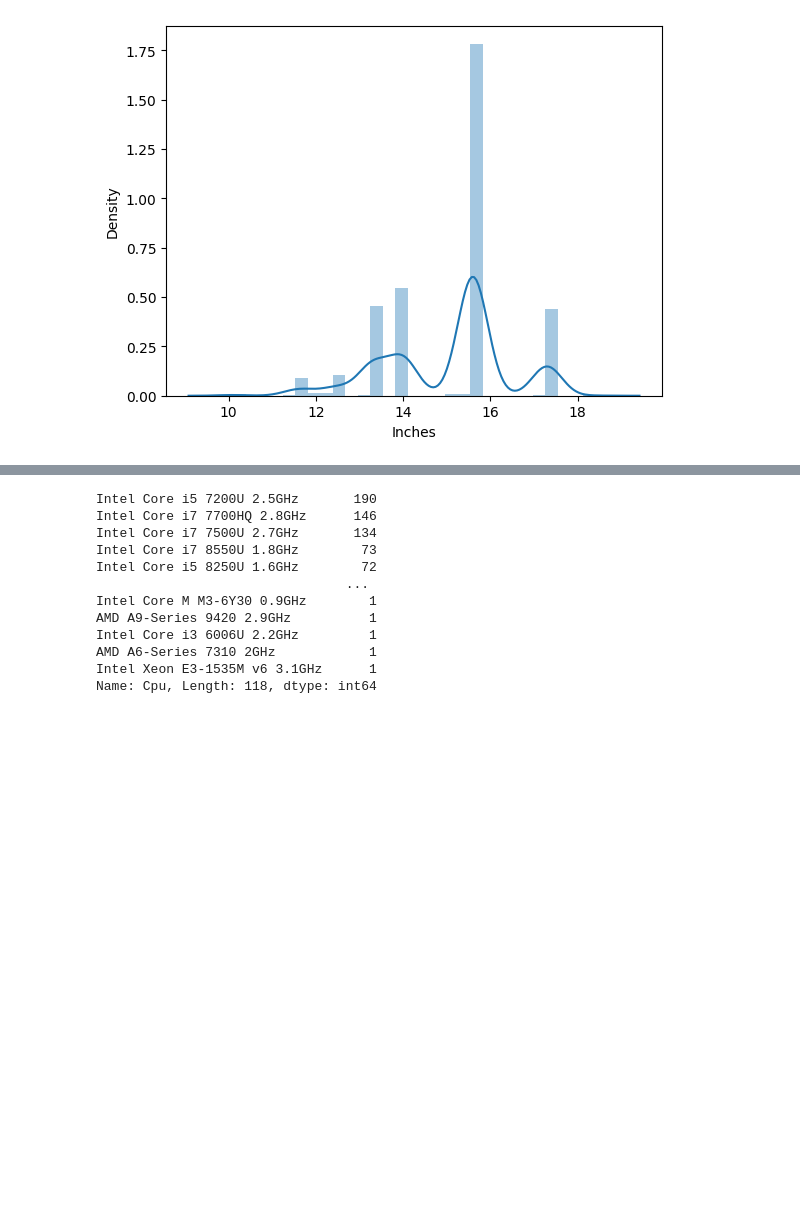
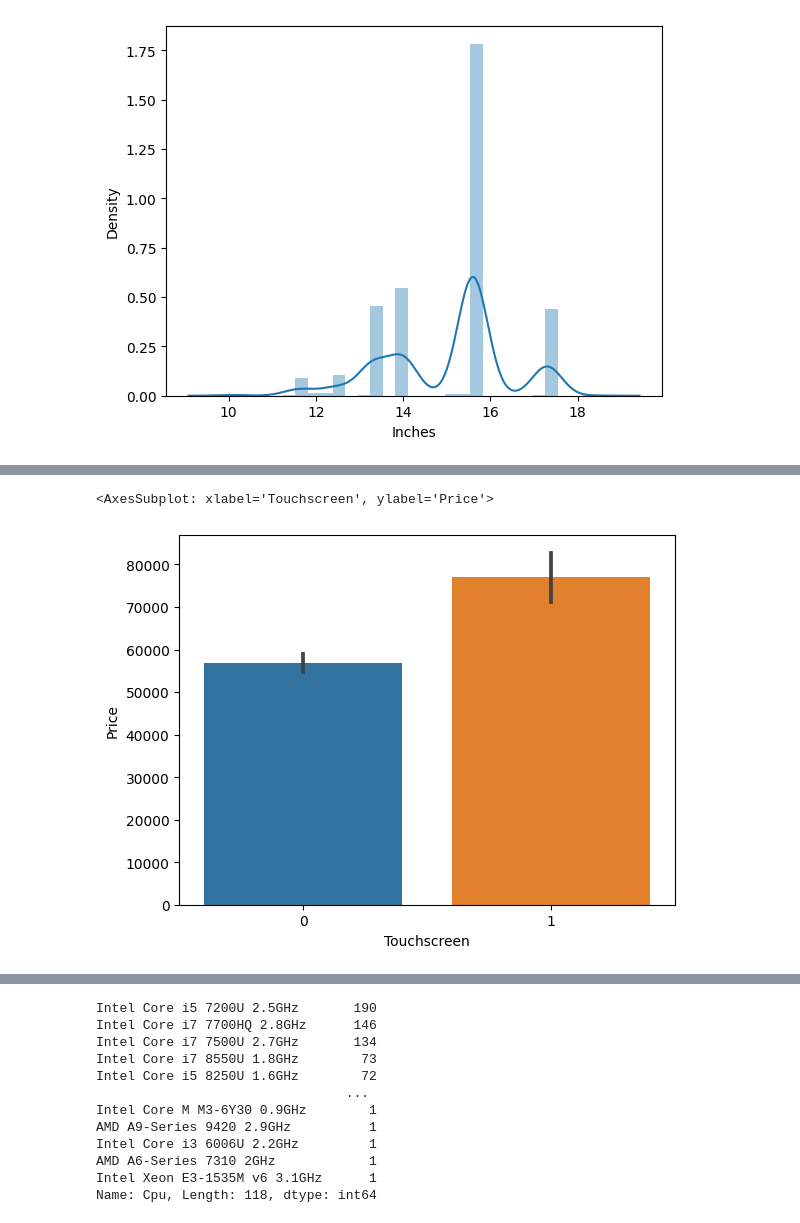
Before and after one commit to Utkrishtdutta/Laptop_Price_prediction, a Jupyter notebook: laptop_price_prediction.ipynb, the cells around one changed output, grey strips where cells are left out. Cells and saved outputs as stored; diff of their text form; code cells hidden in the pictures; blank space fills up the shorter version.

```diff
--- a/laptop_price_prediction.ipynb
+++ b/laptop_price_prediction.ipynb
@@ -219,0 +250,5 @@ sns.barplot(x=data['Inches'],y=data['Price'])
+# %%
+sns.barplot(x=data['Touchscreen'],y=data['Price'])
+# %% [output]
+<AxesSubplot: xlabel='Touchscreen', ylabel='Price'>
+[figure, added]
```
Also changed, not shown: parts of 80 cells of this notebook.
